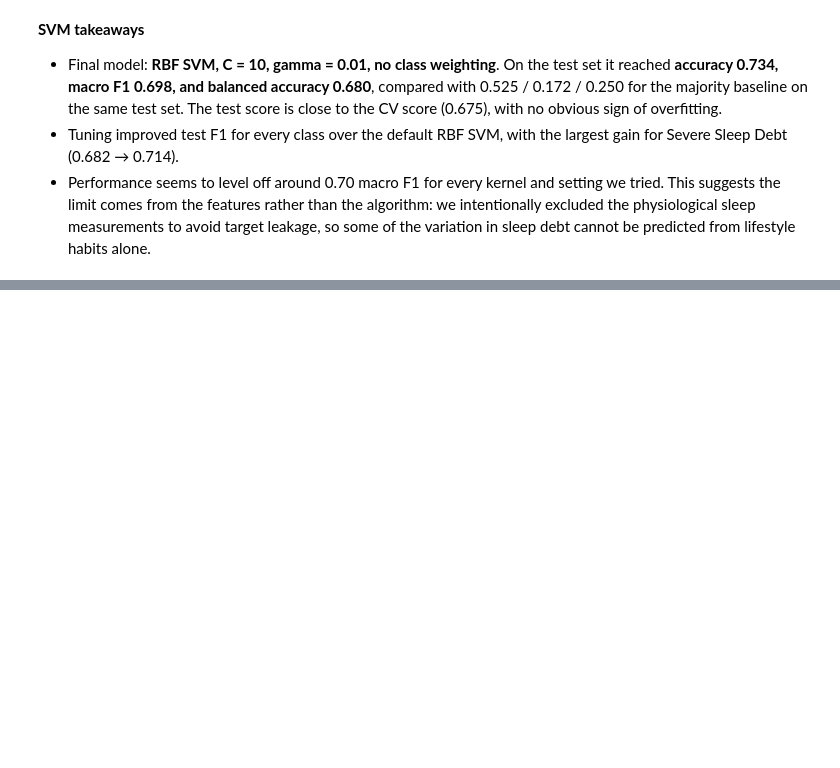
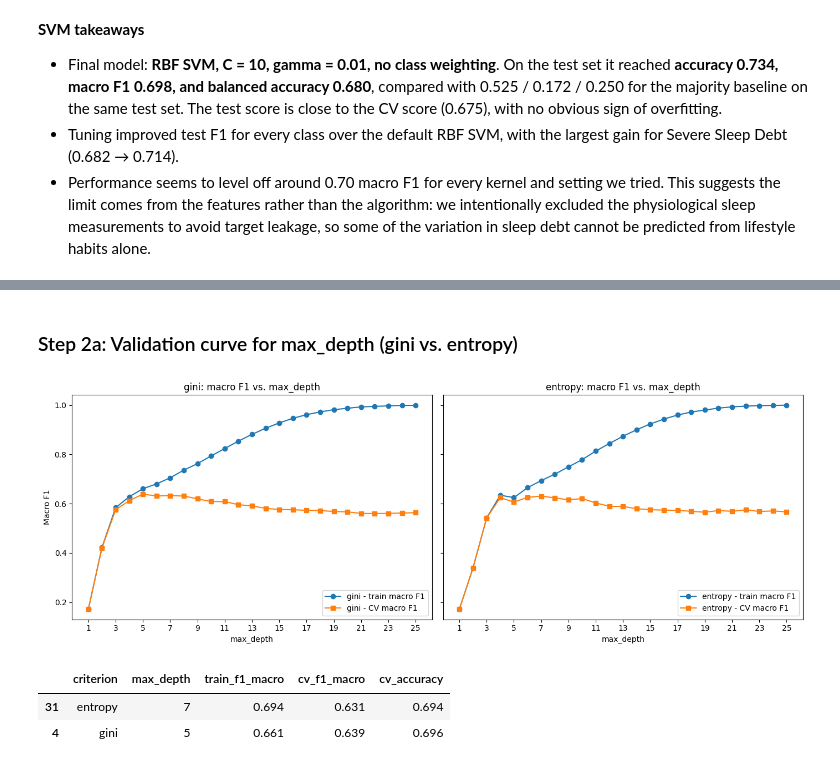
Before and after one commit to amandarinle/ML-SleepDebt-Project, a Jupyter notebook: sleep_debt_project.ipynb, the cells around one changed output, grey strips where cells are left out. Cells and saved outputs as stored; diff of their text form; code cells hidden in the pictures; blank space fills up the shorter version.

Commit message:
decision tree section

```diff
--- a/sleep_debt_project.ipynb
+++ b/sleep_debt_project.ipynb
@@ -1493,0 +1566,45 @@ display(pd.DataFrame([svm_test_results]).drop(columns="Best params").round(3))
+# %% [markdown]
+### Step 2a: Validation curve for max_depth (gini vs. entropy)
+# %%
+depths = range(1, 26)
+depth_results = []
+
+for crit in ["gini", "entropy"]:
+    for d in depths:
+        scores = cross_validate(make_tree(criterion=crit, max_depth=d),
+                                X_train, y_train, cv=cv, scoring=scoring,
+                                return_train_score=True, n_jobs=-1)
+        depth_results.append({
+            "criterion": crit,
+            "max_depth": d,
+            "train_f1_macro": scores["train_f1_macro"].mean(),
+            "cv_f1_macro": scores["test_f1_macro"].mean(),
+            "cv_accuracy": scores["test_accuracy"].mean(),
+        })
+
+depth_df = pd.DataFrame(depth_results)
+
+# ---- Plot 1: one panel per criterion (train vs. CV) ----
+fig, axes = plt.subplots(1, 2, figsize=(14, 5), sharey=True)
+for ax, crit in zip(axes, ["gini", "entropy"]):
+    sub = depth_df[depth_df["criterion"] == crit]
+    ax.plot(sub["max_depth"], sub["train_f1_macro"], marker="o", color="tab:blue",
+            label=f"{crit} - train macro F1")
+    ax.plot(sub["max_depth"], sub["cv_f1_macro"], marker="s", color="tab:orange",
+            label=f"{crit} - CV macro F1")
+    ax.set_title(f"{crit}: macro F1 vs. max_depth")
+    ax.set_xlabel("max_depth")
+    ax.set_xticks(range(1, 26, 2))
+    ax.legend(loc="lower right")
+axes[0].set_ylabel("Macro F1")
+plt.tight_layout()
+plt.show()
+
+# best depth for each criterion
+best = depth_df.loc[depth_df.groupby("criterion")["cv_f1_macro"].idxmax()]
+display(best.round(3))
+# %% [output]
+[figure, added]
+|  | criterion | max_depth | train_f1_macro | cv_f1_macro | cv_accuracy |
+| 31 | entropy | 7 | 0.694 | 0.631 | 0.694 |
+| 4 | gini | 5 | 0.661 | 0.639 | 0.696 |
```
Also changed, not shown: parts of 48 cells of this notebook.
